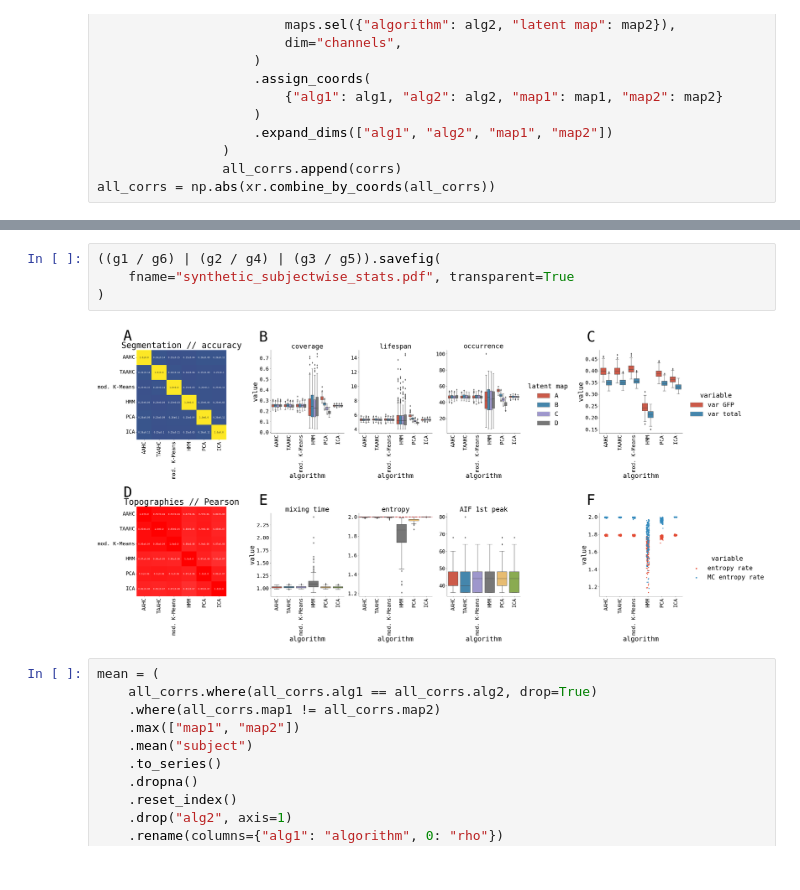
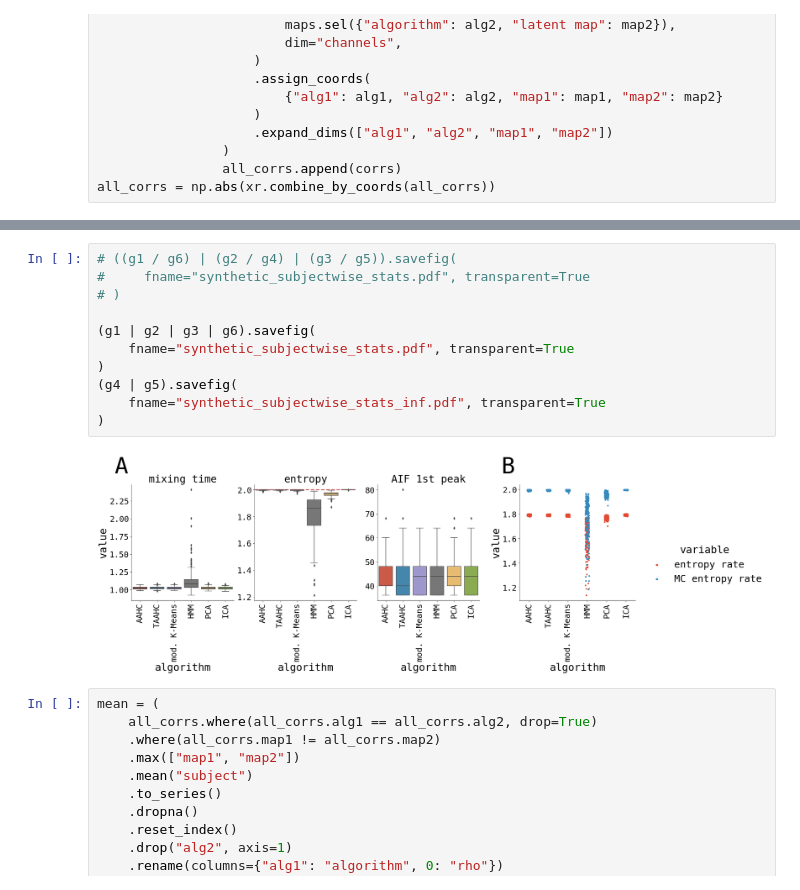
Before and after one commit to jajcayn/eeg_latent_space, a Jupyter notebook: notebooks/paper1_figs/gaussian_data_3d_200subjects_20chans-4states.ipynb, the cells around one changed output, grey strips where cells are left out. Drawn from its saved outputs; the diff is of its cells as text.

```diff
--- a/notebooks/paper1_figs/gaussian_data_3d_200subjects_20chans-4states.ipynb
+++ b/notebooks/paper1_figs/gaussian_data_3d_200subjects_20chans-4states.ipynb
@@ -365,9 +365,16 @@ g6.savefig(quick=True)
 # %%
-((g1 / g6) | (g2 / g4) | (g3 / g5)).savefig(
+# ((g1 / g6) | (g2 / g4) | (g3 / g5)).savefig(
+#     fname="synthetic_subjectwise_stats.pdf", transparent=True
+# )
+
+(g1 | g2 | g3 | g6).savefig(
     fname="synthetic_subjectwise_stats.pdf", transparent=True
 )
+(g4 | g5).savefig(
+    fname="synthetic_subjectwise_stats_inf.pdf", transparent=True
+)
 # %% [output]
-[figure, old version]
+[figure, new version]
 # %%
 mean = (
     all_corrs.where(all_corrs.alg1 == all_corrs.alg2, drop=True)
```
Also changed, not shown: parts of 4 cells of this notebook, 4 other files.
